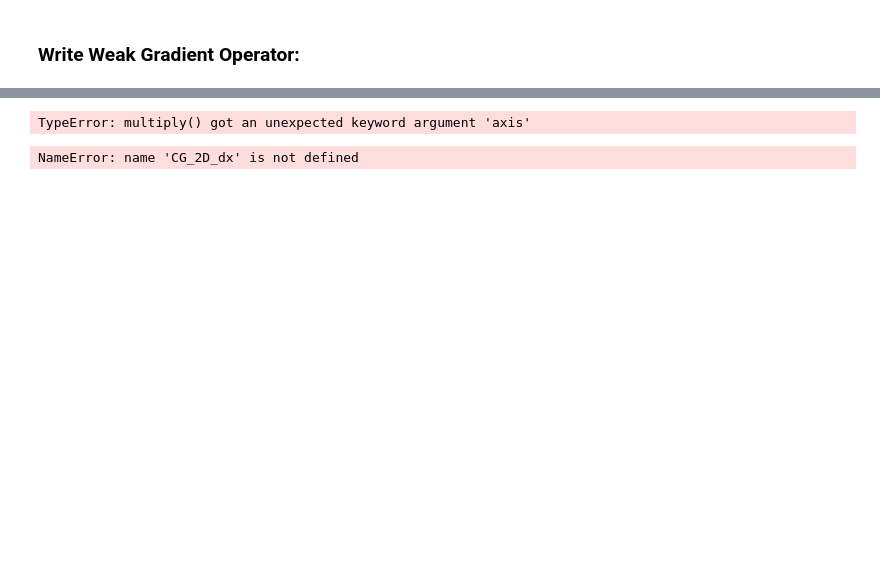
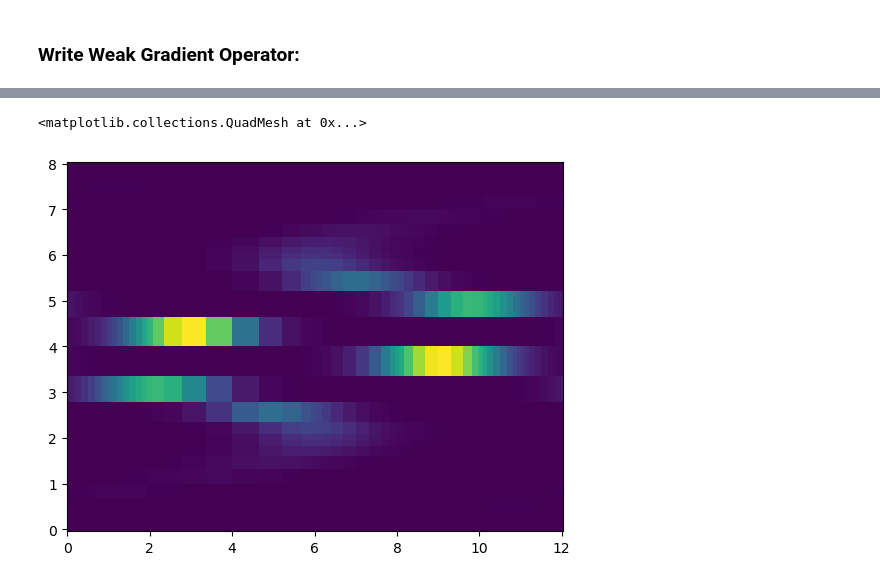
Before and after one commit to msingh1204/FEM, a Jupyter notebook: 2D_Cartesian_Update.ipynb, the cells around one changed output, grey strips where cells are left out. Saved outputs shown, nothing was run; the diff lists cells and outputs as text; code cells hidden in the pictures; blank space fills up the shorter version.

```diff
--- a/2D_Cartesian_Update.ipynb
+++ b/2D_Cartesian_Update.ipynb
@@ -533,6 +533,2 @@ def merid_wind(M_y, M_x, npts, v_value, shear_array_merid):
 
     return(return_array * shear_array)
-# %%
-np.multiply((coord_x - 6) ** 2, init, axis = -2)
-# %% [output]
-TypeError: multiply() got an unexpected keyword argument 'axis'
@@ -539,13 +538,27 @@ TypeError: multiply() got an unexpected keyword argument 'axis'
+# %%
+u = np.zeros([M_y, M_x, npts, npts])
+v = np.zeros([M_y, M_x, npts, npts])
+
+# v[:,:,:,:] = 0.1
+
+shear_array_zonal = np.sin((np.pi / 4) * y_in[:, 0]).reshape(M_y, 10)
+u = shear_array_zonal[:, None, :, None] * np.ones((1, 7, 1, 10)) / 10
 # %%
 # Compute dot product; apply projection:
 
-def CG_2D_dx(u, v, array_in, D, M_x, M_y, npts, coord_x_dist, coord_y_dist):
-    adv_x = u * grad(array_in, D, M_x, M_y, npts, coord_x_dist, coord_y_dist)[0]
-    adv_y = v * grad(array_in, D, M_x, M_y, npts, coord_x_dist, coord_y_dist)[1]
+def CG_2D_adv_dx(u, v, array_in, D, M_x, M_y, npts, coord_x_dist, coord_y_dist, quad_weights):
+    adv_x = u * proj_2D(grad(array_in, D, M_x, M_y, npts, coord_x_dist, coord_y_dist)[0],
+                        M_x, M_y, npts, quad_weights, coord_x_dist, coord_y_dist)
+    adv_y = v * proj_2D(grad(array_in, D, M_x, M_y, npts, coord_x_dist, coord_y_dist)[1],
+                        M_x, M_y, npts, quad_weights, coord_x_dist, coord_y_dist)
 
-    return(proj_2D(adv_x + adv_y, M_x, M_y, npts, quad_weights, coord_x_dist, coord_y_dist))
+    return(adv_x + adv_y)
+
+def CG_2D_conserv_dx(u, v, array_in, D, M_x, M_y, npts, coord_x_dist, coord_y_dist, quad_weights):
+    div_flux = div(u * array_in, v * array_in, M_x, M_y, npts, coord_x_dist, coord_y_dist)
+    return(proj_2D(div_flux, M_x, M_y, npts, quad_weights, coord_x_dist, coord_y_dist))
 # %%
-t_steps = 12
+t_steps = 120
 dt = 0.10
 
 init = norm_Gaussian_2d(coords_2d(coord_x, coord_y, npts, M_x, M_y), array_2d(M_x, M_y, npts),
@@ -557,11 +570,18 @@ for i in np.arange(0, t_steps, dt):
     init_n = np.zeros_like(init)
 
     # Half time step:
-    init_mid = init - ((dt / 2) * CG_2D_dx(u, v, array_in, D, M_x, M_y, npts, coord_x_dist, coord_y_dist))
+    init_mid = init - ((dt / 2) * CG_2D_conserv_dx(u, v, init, D, M_x, M_y, npts,
+                                                   coord_x_dist, coord_y_dist, quad_weights(GLL_points)))
     # Full time step:
-    init_n = init - ((dt) * CG_2D_dx(u, v, array_in, D, M_x, M_y, npts, coord_x_dist, coord_y_dist))
+    init_n = init - ((dt) * CG_2D_conserv_dx(u, v, init_mid, D, M_x, M_y, npts,
+                                             coord_x_dist, coord_y_dist, quad_weights(GLL_points)))
 
     # Prepare for the next timestep:
     init = init_n
-# %% [output]
-NameError: name 'CG_2D_dx' is not defined
+# %%
+plt.pcolormesh(x_in, y_in,
+               init.transpose(0, 2, 1, 3).reshape(M_y * npts, M_x * npts),
+               cmap='viridis', shading='auto')
+# %% [output]
+<matplotlib.collections.QuadMesh at 0x...>
+[figure, added]
```
Also changed, not shown: parts of 12 cells of this notebook.
